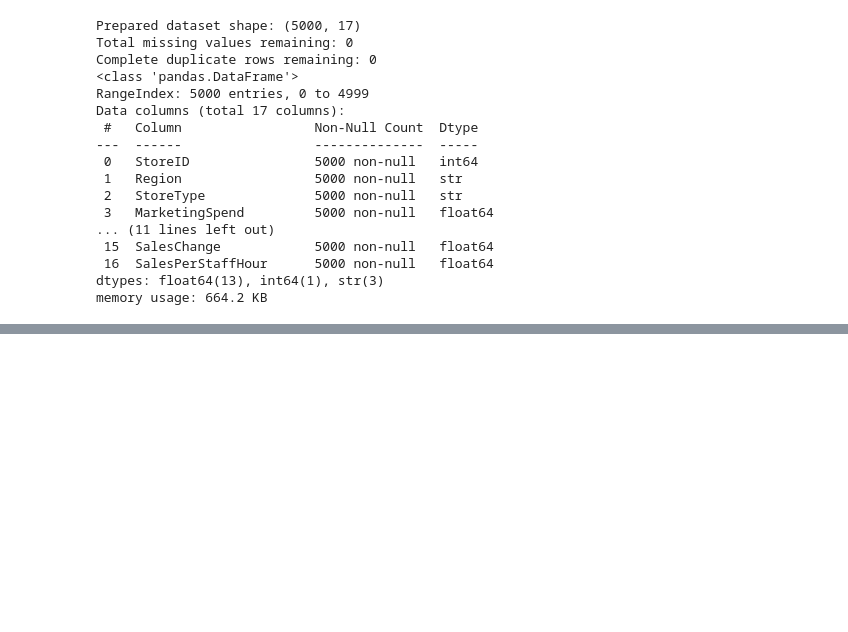
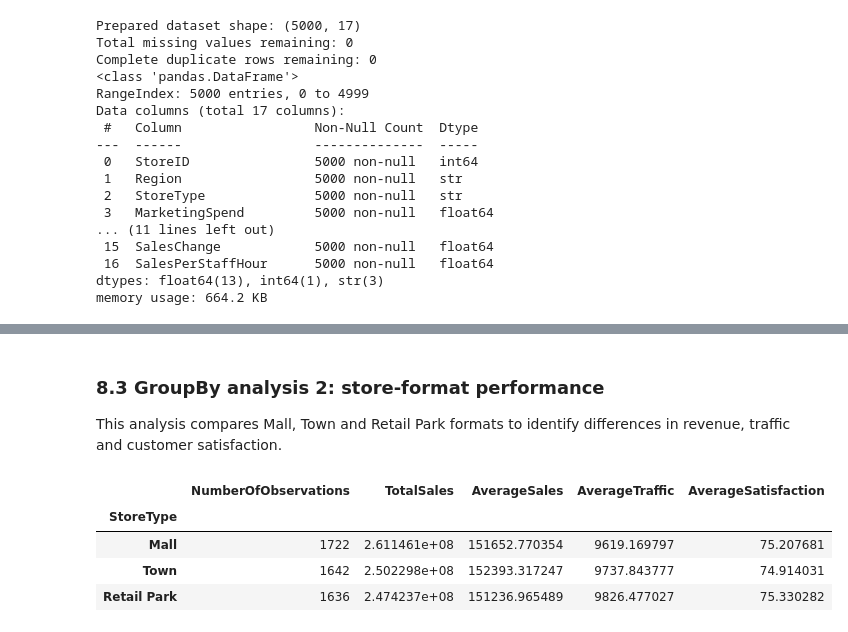
Before and after one commit to RyanMitchell8/Research-Analytics-Ca1, a Jupyter notebook: Ca1-folder/Task_1_Retail_Performance.ipynb, the cells around one changed output, grey strips where cells are left out. Saved outputs shown, nothing was run; the diff lists cells and outputs as text; code cells hidden in the pictures; blank space fills up the shorter version.

```diff
--- a/Ca1-folder/Task_1_Retail_Performance.ipynb
+++ b/Ca1-folder/Task_1_Retail_Performance.ipynb
@@ -311,0 +372,25 @@ memory usage: 664.2 KB
+# %% [markdown]
+### 8.3 GroupBy analysis 2: store-format performance
+
+This analysis compares Mall, Town and Retail Park formats to identify differences in revenue, traffic and customer satisfaction.
+# %%
+# Compare commercial performance across store formats.
+store_type_performance = (
+    df_clean.groupby("StoreType")
+    .agg(
+        NumberOfObservations=("StoreID", "count"),
+        TotalSales=("SalesRevenue", "sum"),
+        AverageSales=("SalesRevenue", "mean"),
+        AverageTraffic=("TotalTraffic", "mean"),
+        AverageSatisfaction=("CustomerSatisfaction", "mean")
+    )
+    .sort_values("TotalSales", ascending=False)
+)
+
+store_type_performance
+# %% [output]
+|  | NumberOfObservations | TotalSales | AverageSales | AverageTraffic | AverageSatisfaction |
+| StoreType |  |  |  |  |  |
+| Mall | 1722 | 2.611461e+08 | 151652.770354 | 9619.169797 | 75.207681 |
+| Town | 1642 | 2.502298e+08 | 152393.317247 | 9737.843777 | 74.914031 |
+| Retail Park | 1636 | 2.474237e+08 | 151236.965489 | 9826.477027 | 75.330282 |
```
Also changed, not shown: parts of 17 cells of this notebook.
